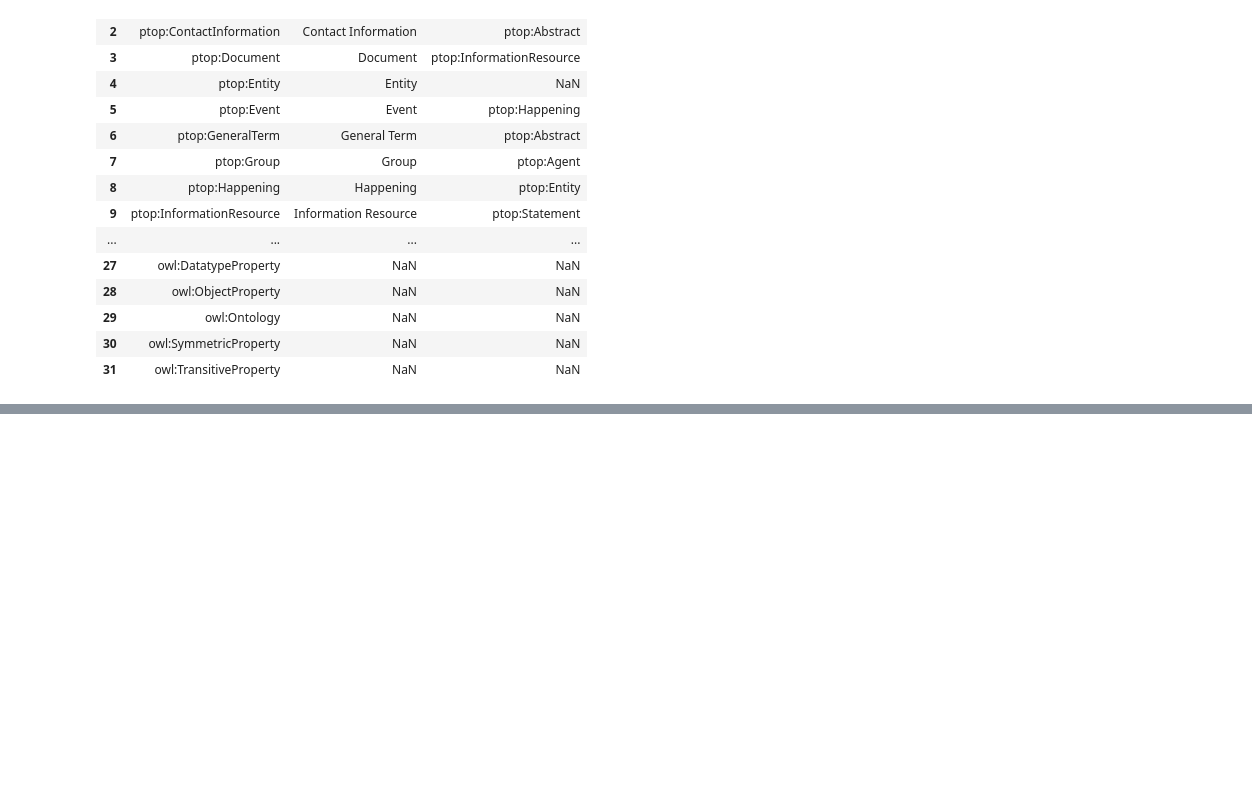
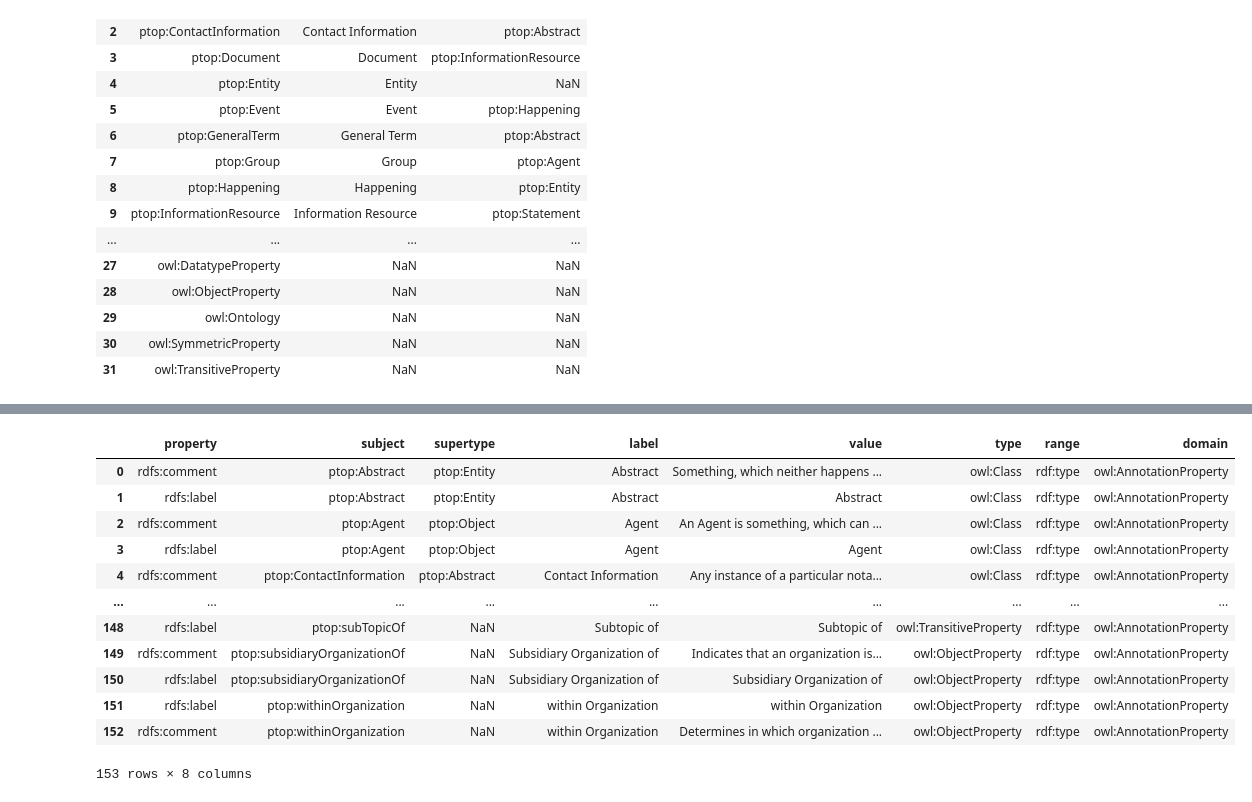
Before and after one commit to HannaAbiAkl/AutonomousLearner, a Jupyter notebook: experiments/experiment_1.ipynb, the cells around one changed output, grey strips where cells are left out. Saved outputs shown, nothing was run; the diff lists cells and outputs as text; code cells hidden in the pictures; blank space fills up the shorter version.

```diff
--- a/experiments/experiment_1.ipynb
+++ b/experiments/experiment_1.ipynb
@@ -167,0 +208,21 @@ df_3
+# %%
+# query filtered class hierarchy
+sparql_4 = """
+select *
+WHERE {
+    ?subject ?property ?value
+    {?property a rdf:Property.} UNION {?property a owl:ObjectProperty.} UNION {?property a owl:DatatypeProperty.} UNION {?property a owl:AnnotationProperty.} .
+    { ?subject a owl:Class . } UNION { ?subject a owl:ObjectProperty . } UNION { ?individual a ?subject . } .
+    OPTIONAL { ?subject rdfs:subClassOf ?supertype } .
+    OPTIONAL { ?subject rdfs:label ?label } .
+    OPTIONAL { ?property ?range ?domain } .
+    OPTIONAL { ?subject rdf:type ?type }
+}
+ORDER BY ?subject
+"""
+
+# visualize query
+pyvis_graph_4 = kg.visualize_query(sparql_4, notebook=True)
+
+pyvis_graph_4.force_atlas_2based()
+pyvis_graph_4.show("tmp.fig07.html")
@@ -167,0 +233,17 @@ df_3
+# %%
+df_4 = kg.query_as_df(sparql_4)
+df_4
+# %% [output]
+|  | property | subject | supertype | label | value | type | range | domain |
+| 0 | rdfs:comment | ptop:Abstract | ptop:Entity | Abstract | Something, which neither happens ... | owl:Class | rdf:type | owl:AnnotationProperty |
+| 1 | rdfs:label | ptop:Abstract | ptop:Entity | Abstract | Abstract | owl:Class | rdf:type | owl:AnnotationProperty |
+| 2 | rdfs:comment | ptop:Agent | ptop:Object | Agent | An Agent is something, which can ... | owl:Class | rdf:type | owl:AnnotationProperty |
+| 3 | rdfs:label | ptop:Agent | ptop:Object | Agent | Agent | owl:Class | rdf:type | owl:AnnotationProperty |
+| 4 | rdfs:comment | ptop:ContactInformation | ptop:Abstract | Contact Information | Any instance of a particular nota... | owl:Class | rdf:type | owl:AnnotationProperty |
+| ... | ... | ... | ... | ... | ... | ... | ... | ... |
+| 148 | rdfs:label | ptop:subTopicOf | NaN | Subtopic of | Subtopic of | owl:TransitiveProperty | rdf:type | owl:AnnotationProperty |
+| 149 | rdfs:comment | ptop:subsidiaryOrganizationOf | NaN | Subsidiary Organization of | Indicates that an organization is... | owl:ObjectProperty | rdf:type | owl:AnnotationProperty |
+| 150 | rdfs:label | ptop:subsidiaryOrganizationOf | NaN | Subsidiary Organization of | Subsidiary Organization of | owl:ObjectProperty | rdf:type | owl:AnnotationProperty |
+| 151 | rdfs:label | ptop:withinOrganization | NaN | within Organization | within Organization | owl:ObjectProperty | rdf:type | owl:AnnotationProperty |
+| 152 | rdfs:comment | ptop:withinOrganization | NaN | within Organization | Determines in which organization ... | owl:ObjectProperty | rdf:type | owl:AnnotationProperty |
+153 rows × 8 columns
```
Also changed, not shown: parts of 20 cells of this notebook, 2 other files.
